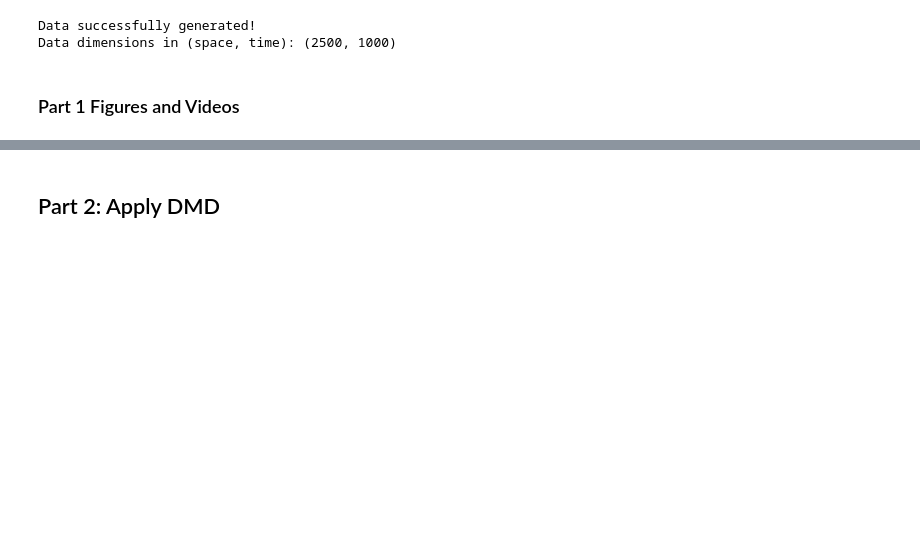
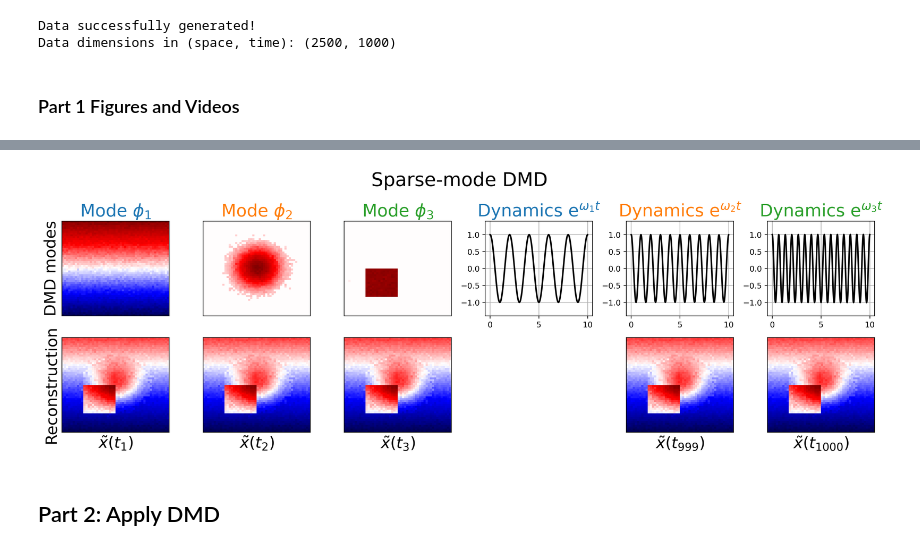
Before and after one commit to sichinaga/sparse_mode_dmd, a Jupyter notebook: Example1-ToyData.ipynb, the cells around one changed output, grey strips where cells are left out. Cells and saved outputs as stored; diff of their text form; code cells hidden in the pictures; blank space fills up the shorter version.

```diff
--- a/Example1-ToyData.ipynb
+++ b/Example1-ToyData.ipynb
@@ -126,3 +157,69 @@ for i in [0, 1, 2, nt - 1]:
+# %%
+fig = plt.figure(figsize=(15, 5.2), dpi=400)
+
+plt.suptitle("Sparse-mode DMD", fontsize=24)
+
+# (4) Plot sparse-mode DMD modes and dynamics.
+# Iterate through the gradient, gaussian, and square.
+for true_idx, dmd_idx in enumerate([0, 2, 1]):
+
+    # Get the current mode and corresponding dynamics.
+    mode = sp_optdmd.modes[:, dmd_idx]
+    vmax = np.abs(mode).max()
+    dynamics = np.exp(sp_optdmd.eigs[dmd_idx] * t)
+    true_dynamics = np.exp(true_eigs[true_idx] * t)
+
+    # (4a) Plot the DMD mode.
+    ax = fig.add_subplot(2, 6, true_idx + 1)
+    ax.set_title(f"Mode $\phi_{true_idx + 1}$", fontsize=22, c=mode_colors[true_idx])
+    ax.pcolor(
+        mode.reshape(ny, nx).real,
+        vmax=vmax,
+        vmin=-vmax,
+        cmap="seismic",
+    )
+
+    if true_idx == 0:
+        ax.set_ylabel("DMD modes", fontsize=20)
+
+    ax.set_xticks([])
+    ax.set_yticks([])
+
+    # (4b) Plot the DMD dynamics.
+    ax = fig.add_subplot(2, 6, true_idx + 4)
+    ax.set_title(dynamics_titles[true_idx], fontsize=22, c=mode_colors[true_idx])
+    ax.plot(t, dynamics, c="k", lw=2)
+    ax.set_ylim([-1.4, 1.4])
+    ax.grid()
+
+# (5) Plot sparse-mode DMD data reconstruction.
+recon_titles = [
+    "$\\tilde{x}(t_{1})$",
+    "$\\tilde{x}(t_{2})$",
+    "$\\tilde{x}(t_{3})$",
+    "",
+    "$\\tilde{x}(t_{999})$",
+    "$\\tilde{x}(t_{1000})$",
+]
+for i, x in enumerate(np.hstack([sp_optdmd.reconstructed_data[:, :3], sp_optdmd.reconstructed_data[:, -3:]]).T):
+    if i == 3:
+        ax = fig.add_subplot(2, 6, i + 7)
+        ax.axis("off")
+    else:
+        ax = fig.add_subplot(2, 6, i + 7)
+        ax.set_xlabel(recon_titles[i], fontsize=20)
+        plt.pcolor(x.reshape(ny, nx).real, cmap="seismic")
+
+    if i == 0:
+        ax.set_ylabel("Reconstruction", fontsize=20)
+
+    ax.set_xticks([])
+    ax.set_yticks([])
+
+plt.tight_layout()
+plt.show()
+# %% [output]
+[figure, added]
 # %% [markdown]
 ## Part 2: Apply DMD
 # %%
```
Also changed, not shown: parts of 11 cells of this notebook, 1 other file.
